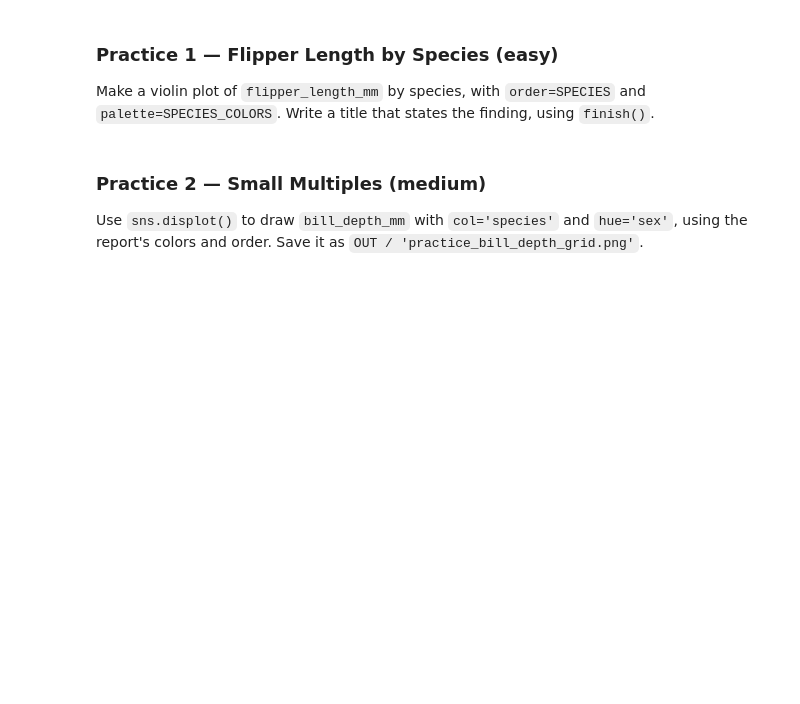
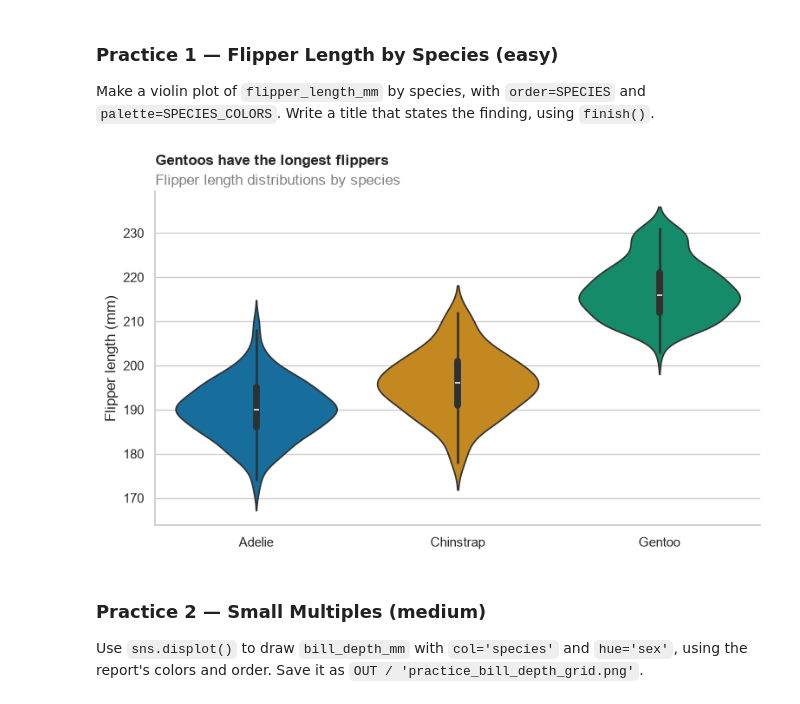
Before and after one commit to ECOKER1226/3603-data-science-coker, a Jupyter notebook: Work/08-Visualizing_Data/06-Visualization_Lab.ipynb, the cells around one changed output. Saved outputs shown, nothing was run; the diff lists cells and outputs as text; code cells hidden in the pictures; blank space fills up the shorter version.

Commit message:
saved work on 06-Visualization_Lab.ipynb

```diff
--- a/Work/08-Visualizing_Data/06-Visualization_Lab.ipynb
+++ b/Work/08-Visualizing_Data/06-Visualization_Lab.ipynb
@@ -261,6 +271,16 @@ Answer each in the Markdown cell below:
 Make a violin plot of `flipper_length_mm` by species, with `order=SPECIES` and `palette=SPECIES_COLORS`. Write a title that states the finding, using `finish()`.
 # %%
 # Your code here
+fig, ax = plt.subplots(figsize=(9, 5))
+
+sns.violinplot(data=penguins, x='species', y='flipper_length_mm', order=SPECIES, hue='species', legend=False, palette=SPECIES_COLORS, inner='box', ax=ax)
+
+finish(ax, 'Gentoos have the longest flippers', 'Flipper length distributions by species')
+ax.set(xlabel='', ylabel=LABELS['flipper_length_mm'])
+
+plt.show()
+# %% [output]
+[figure, added]
 # %% [markdown]
 ### Practice 2 — Small Multiples (medium)
 Use `sns.displot()` to draw `bill_depth_mm` with `col='species'` and `hue='sex'`, using the report's colors and order. Save it as `OUT / 'practice_bill_depth_grid.png'`.
```
Also changed, not shown: parts of 6 cells of this notebook, 6 other files.
